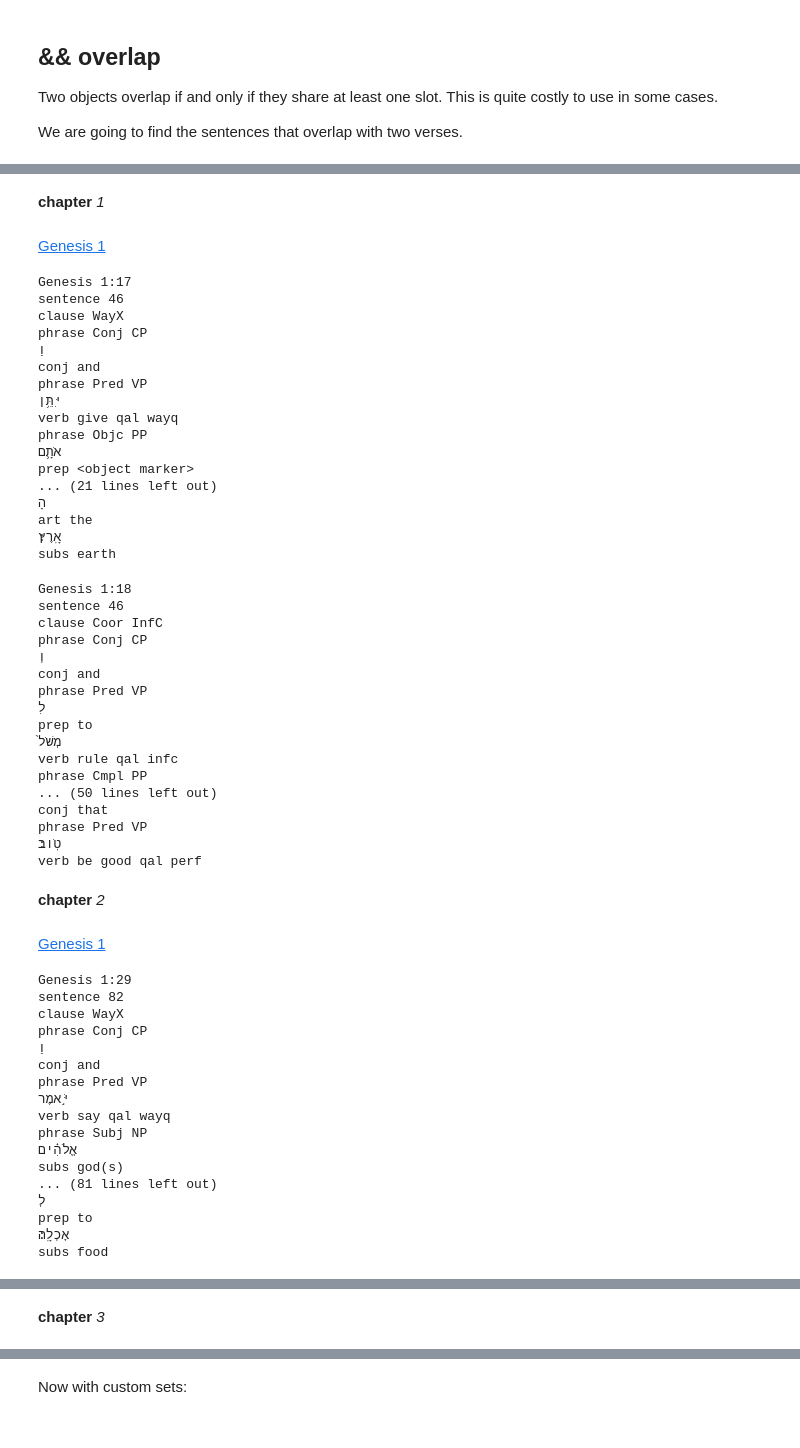
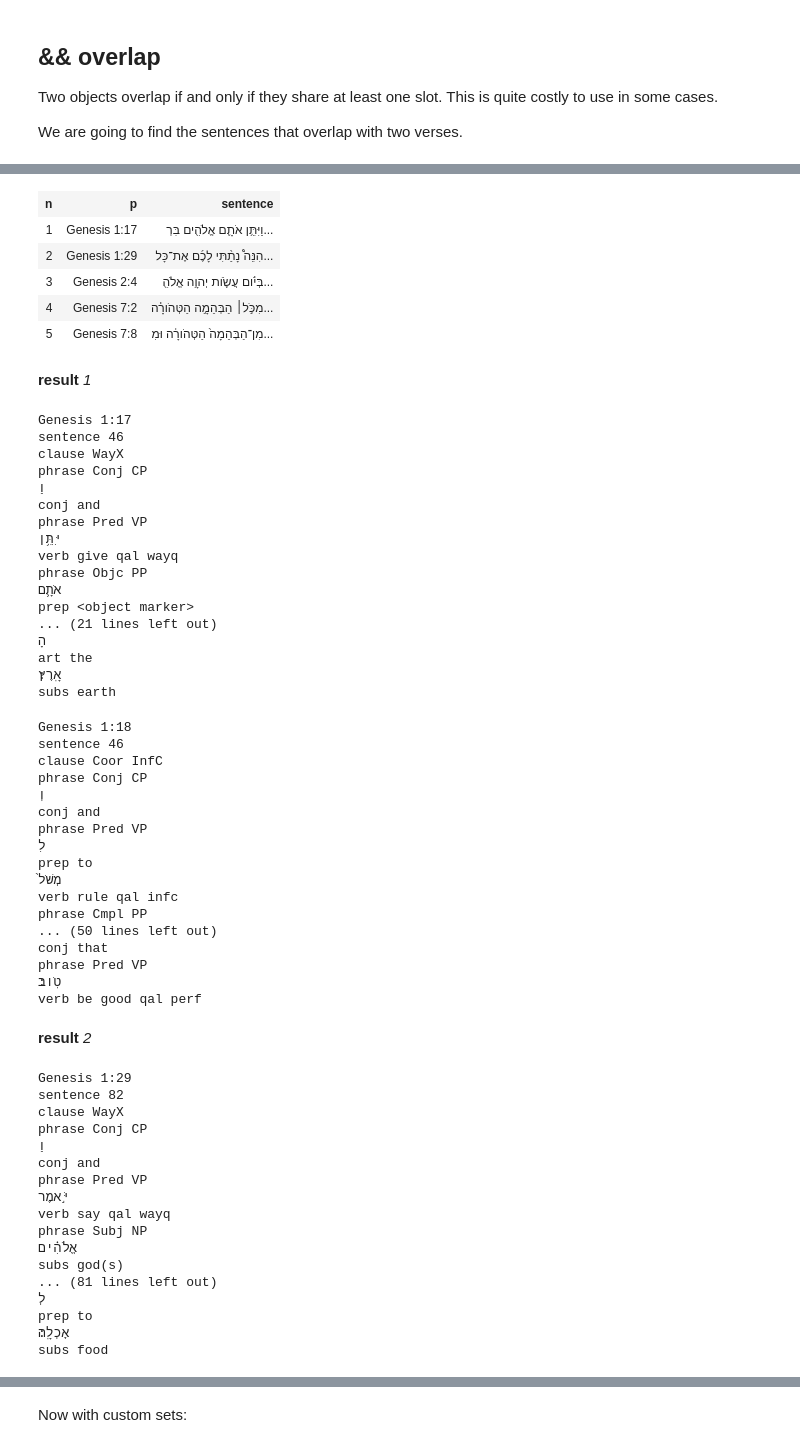
Before and after one commit to dirkroorda/tutorials, a Jupyter notebook: bhsa/searchRelations.ipynb, the cells around one changed output, grey strips where cells are left out. Drawn from its saved outputs; the diff is of its cells as text; code cells hidden in the pictures.

```diff
--- a/bhsa/searchRelations.ipynb
+++ b/bhsa/searchRelations.ipynb
@@ -348,4 +360,4 @@ info('Done')
 # %%
-A.table(results, end=10)
+A.table(results, end=5)
 A.show(results, condensed=False, start=1, end=3)
 # %% [output]
@@ -356,7 +364,10 @@ n | p | chapter | verse | verse | sentence
-
-
-**chapter** *1*
+| n | p | sentence |
+| 1 | Genesis 1:17 | וַיִּתֵּ֥ן אֹתָ֛ם אֱלֹהִ֖ים בִּרְ... |
+| 2 | Genesis 1:29 | הִנֵּה֩ נָתַ֨תִּי לָכֶ֜ם אֶת־כָּל... |
+| 3 | Genesis 2:4 | בְּיֹ֗ום עֲשֹׂ֛ות יְהוָ֥ה אֱלֹהִ֖... |
+| 4 | Genesis 7:2 | מִכֹּ֣ל׀ הַבְּהֵמָ֣ה הַטְּהֹורָ֗ה... |
+| 5 | Genesis 7:8 | מִן־הַבְּהֵמָה֙ הַטְּהֹורָ֔ה וּמִ... |
-Genesis 1
+result 1
 Genesis 1:17
 sentence 46
 clause WayX
@@ -391,10 +402,7 @@ conj that
 phrase Pred VP
 טֹֽוב׃
 verb be good qal perf
-
-
-**chapter** *2*
-Genesis 1
+result 2
 Genesis 1:29
 sentence 82
 clause WayX
@@ -429,6 +437,3 @@ verb be qal wayq
 phrase Modi AdvP
 כֵֽן׃
 advb thus
-
-
-**chapter** *3*
```
Also changed, not shown: parts of 49 cells of this notebook, 7 other files.
